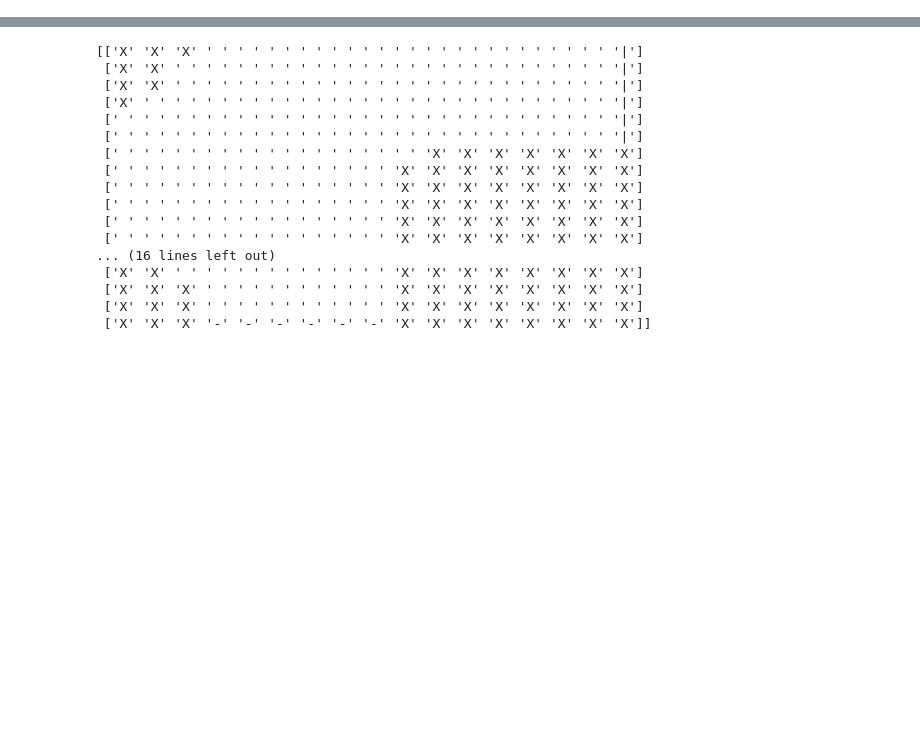
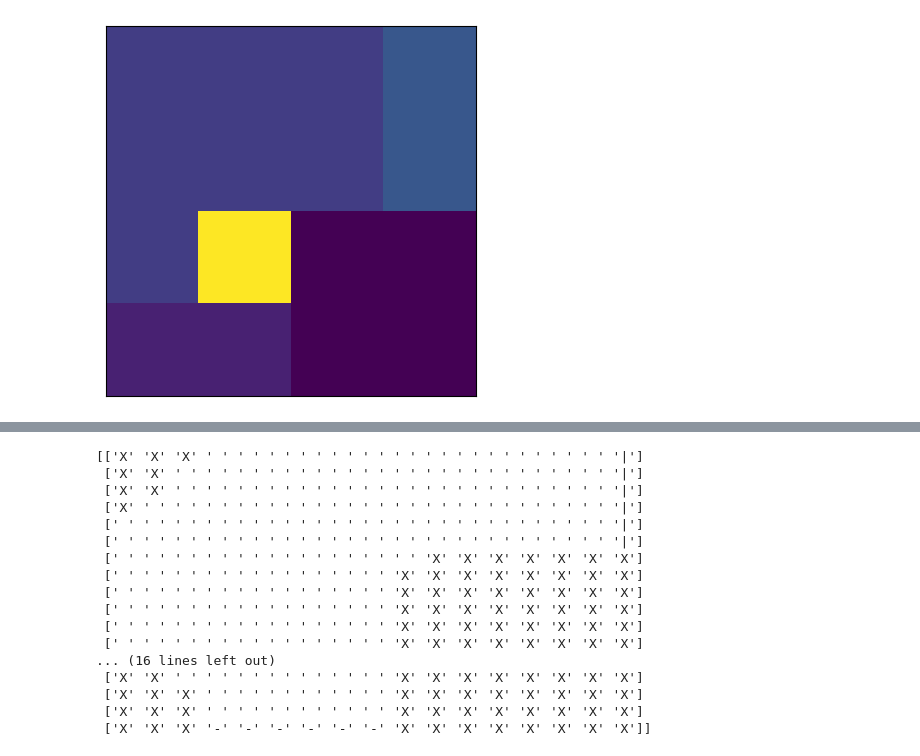
Before and after one commit to adamczerw/DrivingCarRL, a Jupyter notebook: tests2.ipynb, the cells around one changed output, grey strips where cells are left out. Drawn from its saved outputs; the diff is of its cells as text; code cells hidden in the pictures; blank space fills up the shorter version.

```diff
--- a/tests2.ipynb
+++ b/tests2.ipynb
@@ -7,9 +10,9 @@ from algorithms import *
 # %%
-droga = Track(4, 4)
-droga.set_start((np.ones(2) * 3).astype(int), np.arange(2))
-droga.set_finish(np.arange(2), (np.ones(2) * 3).astype(int))
-droga.set_boundries_rectangle([2,4], [2,4])
+track = Track(4, 4)
+track.set_start((np.ones(2) * 3).astype(int), np.arange(2))
+track.set_finish(np.arange(2), (np.ones(2) * 3).astype(int))
+track.set_boundries_rectangle([2,4], [2,4])
 # %%
-algo = OffPolicyMCControl(droga, n_iter = 10, behaviour_eps=0.01)
-algo.train()
+algo = OffPolicyMCControl(track, n_iter = 1000, initial_behaviour_eps=0.01, subsequent_behaviour_eps=0.01)
+episodes = algo.train()
 # %% [output]
@@ -25,0 +51,35 @@ Iteration: 9, seconds elapsed: 0.09
+# %%
+t_policy = algo.t_policy.policy
+race = Race(track)
+matrices = []
+iter_counter = 0
+while not race.is_finish:
+    action = np.argwhere(t_policy[race.car.vertical_position, race.car.horizontal_position, race.car.vertical_speed, race.car.horizontal_speed] == 1)[0]
+    race.take_action(action[0]-1, action[1]-1)
+    grid = track.grid.copy()
+    grid[race.car.vertical_position, race.car.horizontal_position] = 10
+    matrices.append(grid)
+
+    if iter_counter > 100:
+        print("100 steps")
+        break
+
+    iter_counter +=1
+
+fig, ax = plt.subplots()
+
+# Function to update the plot
+def update(frame):
+    ax.clear()
+    # Adjust the colormap and value range to reflect different values
+    cax = ax.imshow(frame, cmap='viridis', vmin=-1, vmax=10)
+    ax.set_xticks([])
+    ax.set_yticks([])
+    return cax
+
+# Create the animation
+ani = animation.FuncAnimation(fig, update, frames=matrices, interval=500)
+
+# Convert the animation to HTML5 video and display it
+HTML(ani.to_html5_video())
+# %% [output]
@@ -25,0 +87 @@ Iteration: 9, seconds elapsed: 0.09
+[figure, added]
```
Also changed, not shown: parts of 9 cells of this notebook, 18 other files.
